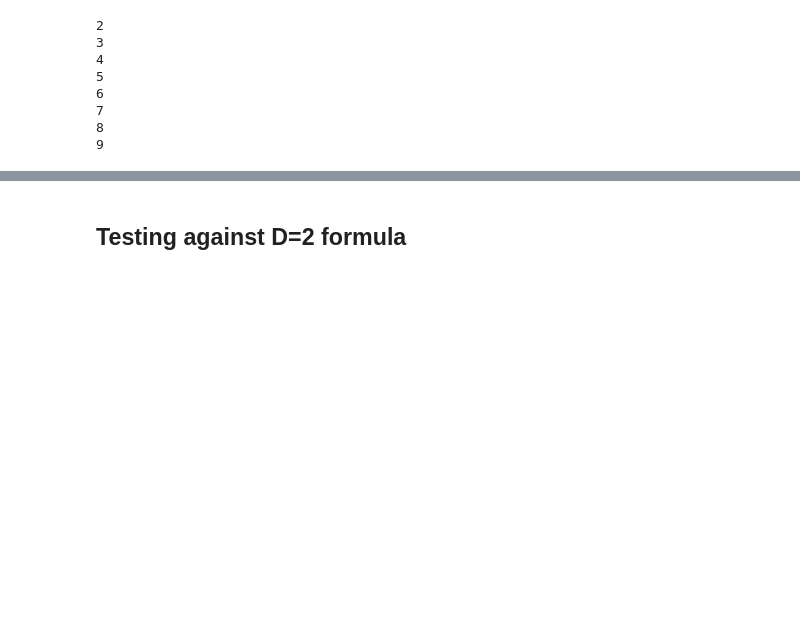
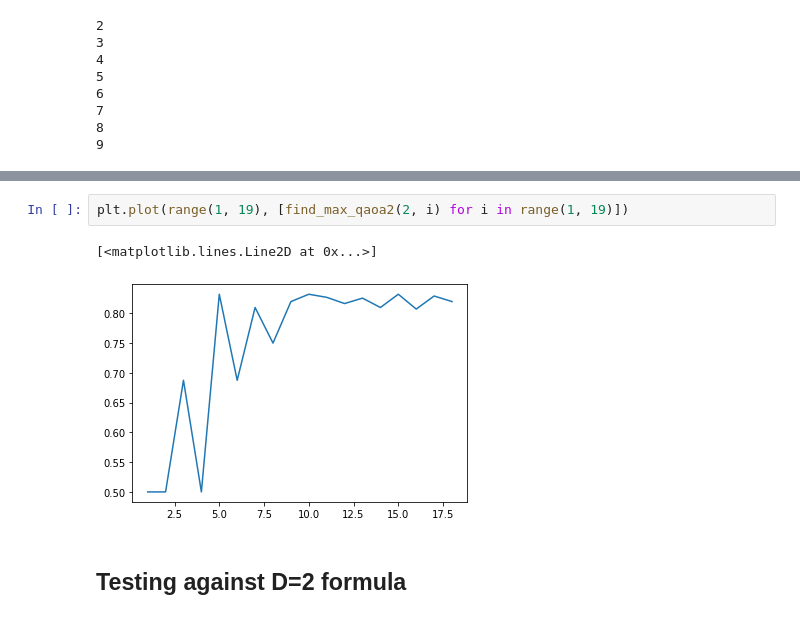
Before and after one commit to marwahaha/qaoa-local-competitors, a Jupyter notebook: QAOA.ipynb, the cells around one changed output, grey strips where cells are left out. Cells and saved outputs as stored; diff of their text form; blank space fills up the shorter version.

```diff
--- a/QAOA.ipynb
+++ b/QAOA.ipynb
@@ -667,3 +693,8 @@ find_max_qaoa2(4, 20)
+# %%
+plt.plot(range(1, 19), [find_max_qaoa2(2, i) for i in range(1, 19)])
+# %% [output]
+[<matplotlib.lines.Line2D at 0x...>]
+[figure, added]
 # %% [markdown]
 ## Testing against D=2 formula
 # %%
```
Also changed, not shown: parts of 21 cells of this notebook, 1 other file.
